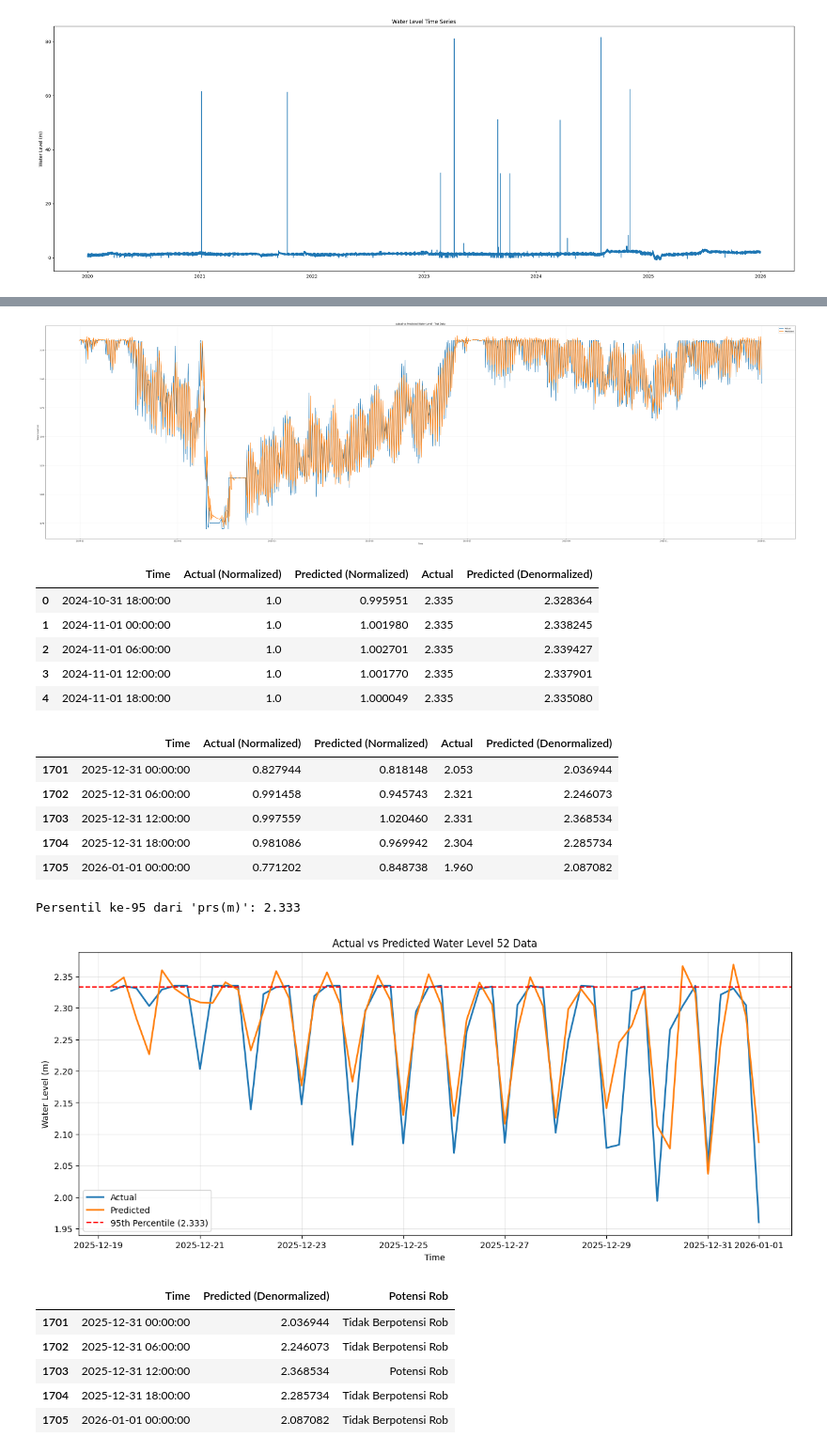
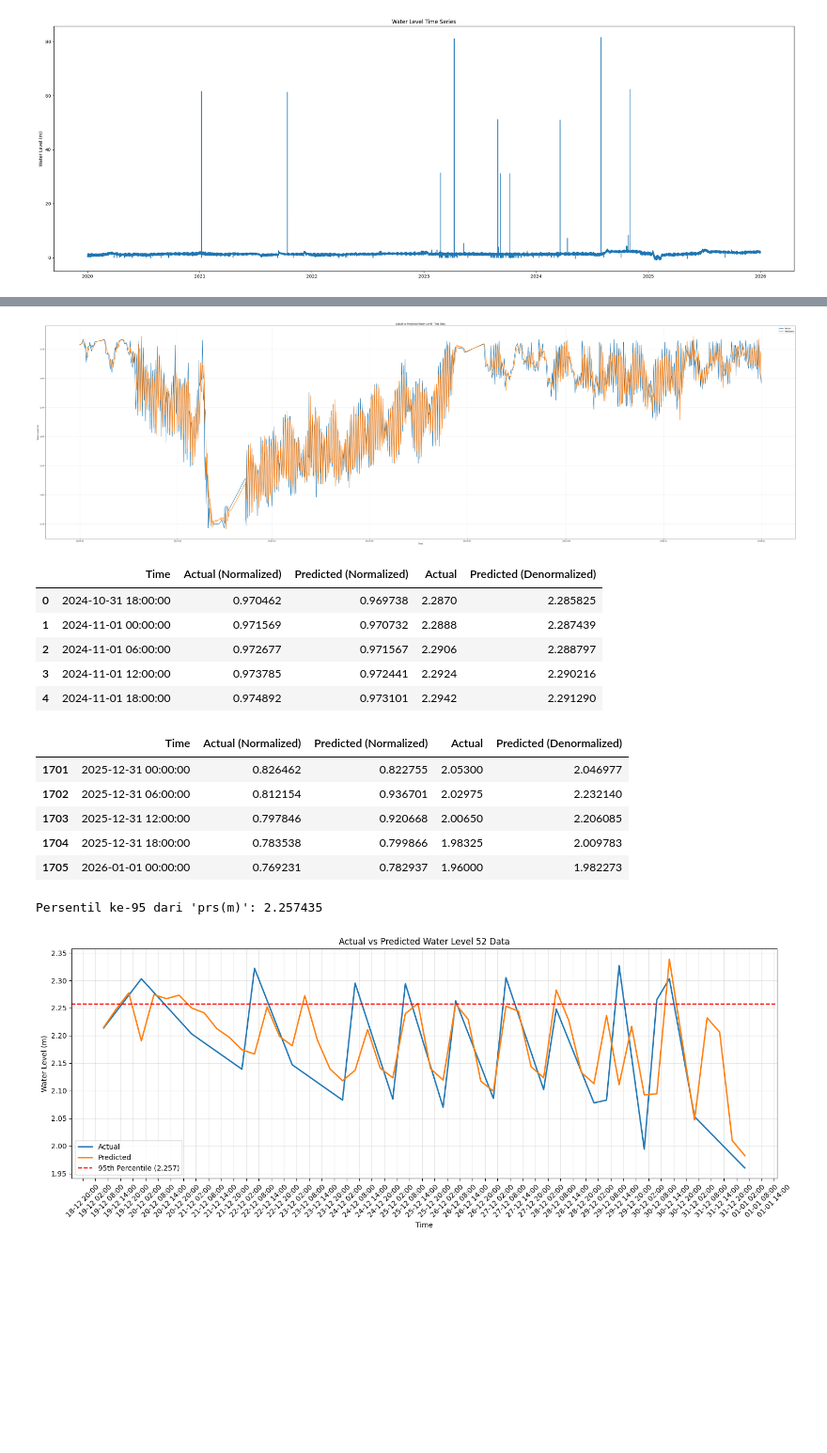
Before and after one commit to AaronBogry/lstm-faizin, a Jupyter notebook: Trial_3.ipynb, the cells around one changed output, grey strips where cells are left out. Shown at 94% size. Drawn from its saved outputs; the diff is of its cells as text; code cells hidden in the pictures; blank space fills up the shorter version.

```diff
--- a/Trial_3.ipynb
+++ b/Trial_3.ipynb
@@ -129,23 +130,18 @@ Jumlah outlier: 82
 # %%
 df = df[~df.index.duplicated(keep='first')]
 
-df.loc[
-    (df['prs(m)'] < bb) | (df['prs(m)'] > ba),
-    'prs(m)'
-] = np.nan
+df = df.resample('6h').max()
 
-df['prs(m)'] = df['prs(m)'].bfill()
-df['prs(m)'] = df['prs(m)'].ffill()
+df.loc[(df['prs(m)'] < bb) | (df['prs(m)'] > ba), 'prs(m)'] = np.nan
 
 df['prs(m)'] = df['prs(m)'].interpolate(method='time')
+df['prs(m)'] = df['prs(m)'].bfill().ffill()
+
 
 print("Sisa missing:", df['prs(m)'].isnull().sum())
 print("Sisa outlier:", ((df['prs(m)'] < bb) | (df['prs(m)'] > ba)).sum())
 print("Duplikasi index:", df.index.duplicated().sum())
 
-df = df.resample('6h').max()
-
-
 plt.figure(figsize=(10,4))
 sns.boxplot(x=df['prs(m)'])
 plt.title("Boxplot Setelah Cleaning")
@@ -484,7 +469,7 @@ plt.legend()
 plt.grid(alpha=0.3)
 plt.show()
 # %% [output]
-[figure, old version]
+[figure, new version]
 # %%
 # Display predictions in normalized scale + denormalized scale
 pred_df = pd.DataFrame({
@@ -504,42 +489,45 @@ display(pred_df.head())
 display(pred_df.tail())
 # %% [output]
 |  | Time | Actual (Normalized) | Predicted (Normalized) | Actual | Predicted (Denormalized) |
-| 0 | 2024-10-31 18:00:00 | 1.0 | 0.995951 | 2.335 | 2.328364 |
-| 1 | 2024-11-01 00:00:00 | 1.0 | 1.001980 | 2.335 | 2.338245 |
-| 2 | 2024-11-01 06:00:00 | 1.0 | 1.002701 | 2.335 | 2.339427 |
-| 3 | 2024-11-01 12:00:00 | 1.0 | 1.001770 | 2.335 | 2.337901 |
-| 4 | 2024-11-01 18:00:00 | 1.0 | 1.000049 | 2.335 | 2.335080 |
+| 0 | 2024-10-31 18:00:00 | 0.970462 | 0.969738 | 2.2870 | 2.285825 |
+| 1 | 2024-11-01 00:00:00 | 0.971569 | 0.970732 | 2.2888 | 2.287439 |
+| 2 | 2024-11-01 06:00:00 | 0.972677 | 0.971567 | 2.2906 | 2.288797 |
+| 3 | 2024-11-01 12:00:00 | 0.973785 | 0.972441 | 2.2924 | 2.290216 |
+| 4 | 2024-11-01 18:00:00 | 0.974892 | 0.973101 | 2.2942 | 2.291290 |
 |  | Time | Actual (Normalized) | Predicted (Normalized) | Actual | Predicted (Denormalized) |
-| 1701 | 2025-12-31 00:00:00 | 0.827944 | 0.818148 | 2.053 | 2.036944 |
-| 1702 | 2025-12-31 06:00:00 | 0.991458 | 0.945743 | 2.321 | 2.246073 |
-| 1703 | 2025-12-31 12:00:00 | 0.997559 | 1.020460 | 2.331 | 2.368534 |
-| 1704 | 2025-12-31 18:00:00 | 0.981086 | 0.969942 | 2.304 | 2.285734 |
-| 1705 | 2026-01-01 00:00:00 | 0.771202 | 0.848738 | 1.960 | 2.087082 |
+| 1701 | 2025-12-31 00:00:00 | 0.826462 | 0.822755 | 2.05300 | 2.046977 |
+| 1702 | 2025-12-31 06:00:00 | 0.812154 | 0.936701 | 2.02975 | 2.232140 |
+| 1703 | 2025-12-31 12:00:00 | 0.797846 | 0.920668 | 2.00650 | 2.206085 |
+| 1704 | 2025-12-31 18:00:00 | 0.783538 | 0.799866 | 1.98325 | 2.009783 |
+| 1705 | 2026-01-01 00:00:00 | 0.769231 | 0.782937 | 1.96000 | 1.982273 |
 # %%
 percentile_95 = np.percentile(df['prs(m)'], 95)
 print(f"Persentil ke-95 dari 'prs(m)': {percentile_95}")
 # %% [output]
-Persentil ke-95 dari 'prs(m)': 2.333
+Persentil ke-95 dari 'prs(m)': 2.257435
 # %%
 plt.figure(figsize=(15, 6))
+
 plt.plot(test_time[-52:], y_test_actual[-52:], label='Actual', linewidth=2)
 plt.plot(test_time[-52:], y_pred_actual[-52:], label='Predicted', linewidth=2)
-plt.axhline(y=percentile_95, color='red', linestyle='--', label=f'95th Percentile ({percentile_95:.3f})')
+
+plt.axhline(y=percentile_95, color='red', linestyle='--',
+            label=f'95th Percentile ({percentile_95:.3f})')
+
 plt.title('Actual vs Predicted Water Level 52 Data')
 plt.xlabel('Time')
 plt.ylabel('Water Level (m)')
+
+ax = plt.gca()
+
+ax.xaxis.set_major_locator(mdates.HourLocator(interval=6))
+ax.xaxis.set_major_formatter(mdates.DateFormatter('%d-%m %H:%M'))
+
+plt.xticks(rotation=45)
+
 plt.legend()
 plt.grid(alpha=0.3)
+plt.tight_layout()
 plt.show()
-
-pred_df_subset = pred_df.iloc[-5:].copy()
-pred_df_subset['Potensi Rob'] = pred_df_subset['Predicted (Denormalized)'].apply(lambda x: 'Potensi Rob' if x >= percentile_95 else 'Tidak Berpotensi Rob')
-display(pred_df_subset[['Time', 'Predicted (Denormalized)', 'Potensi Rob']])
 # %% [output]
-[figure, old version]
+[figure, new version]
-|  | Time | Predicted (Denormalized) | Potensi Rob |
-| 1701 | 2025-12-31 00:00:00 | 2.036944 | Tidak Berpotensi Rob |
-| 1702 | 2025-12-31 06:00:00 | 2.246073 | Tidak Berpotensi Rob |
-| 1703 | 2025-12-31 12:00:00 | 2.368534 | Potensi Rob |
-| 1704 | 2025-12-31 18:00:00 | 2.285734 | Tidak Berpotensi Rob |
-| 1705 | 2026-01-01 00:00:00 | 2.087082 | Tidak Berpotensi Rob |
```
Also changed, not shown: parts of 13 cells of this notebook, 2 other files.
